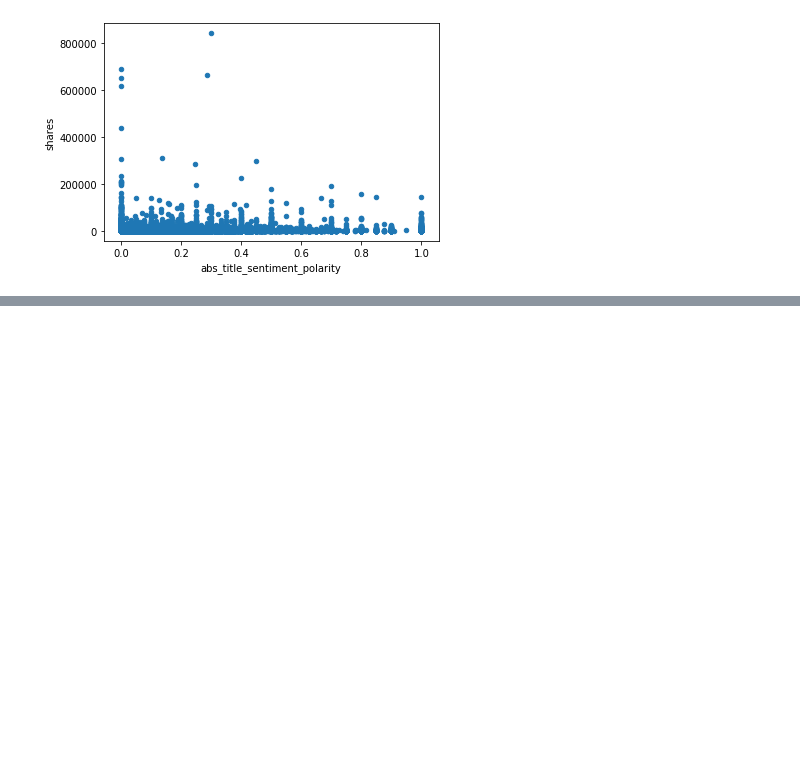
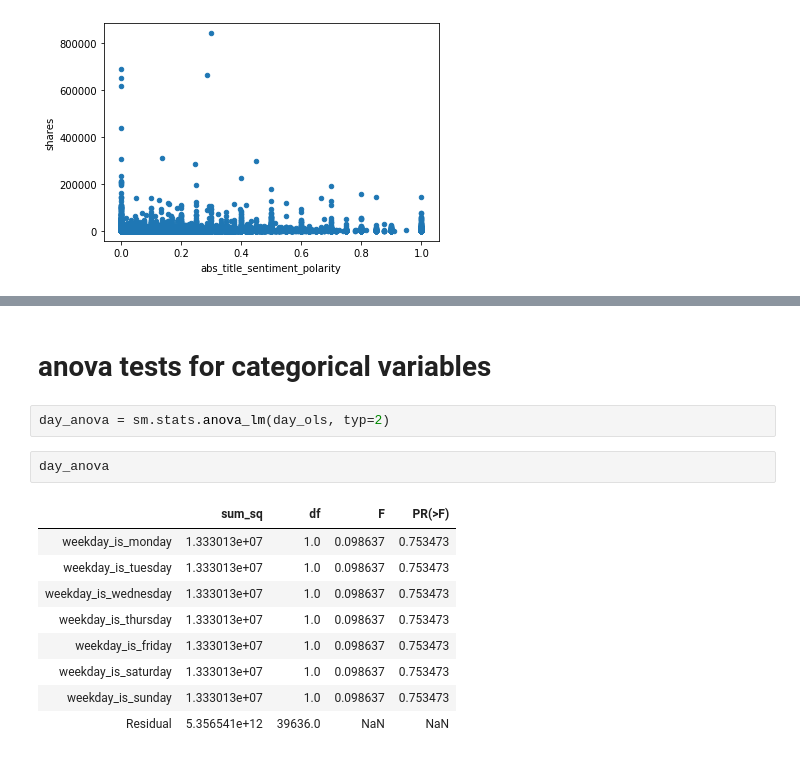
Before and after one commit to samraykhman/online_news_popularity, a Jupyter notebook: online_news_cleaning.ipynb, the cells around one changed output, grey strips where cells are left out. Saved outputs shown, nothing was run; the diff lists cells and outputs as text; blank space fills up the shorter version.

Commit message:
ran more ols models|ran anovas|cleaned up nb

```diff
--- a/online_news_cleaning.ipynb
+++ b/online_news_cleaning.ipynb
@@ -447,0 +466,16 @@ pos_or_neg_ols = ols()
+# %% [markdown]
+# anova tests for categorical variables
+# %%
+day_anova = sm.stats.anova_lm(day_ols, typ=2)
+# %%
+day_anova
+# %% [output]
+|  | sum_sq | df | F | PR(>F) |
+| weekday_is_monday | 1.333013e+07 | 1.0 | 0.098637 | 0.753473 |
+| weekday_is_tuesday | 1.333013e+07 | 1.0 | 0.098637 | 0.753473 |
+| weekday_is_wednesday | 1.333013e+07 | 1.0 | 0.098637 | 0.753473 |
+| weekday_is_thursday | 1.333013e+07 | 1.0 | 0.098637 | 0.753473 |
+| weekday_is_friday | 1.333013e+07 | 1.0 | 0.098637 | 0.753473 |
+| weekday_is_saturday | 1.333013e+07 | 1.0 | 0.098637 | 0.753473 |
+| weekday_is_sunday | 1.333013e+07 | 1.0 | 0.098637 | 0.753473 |
+| Residual | 5.356541e+12 | 39636.0 | NaN | NaN |
```
Also changed, not shown: parts of 22 cells of this notebook.
